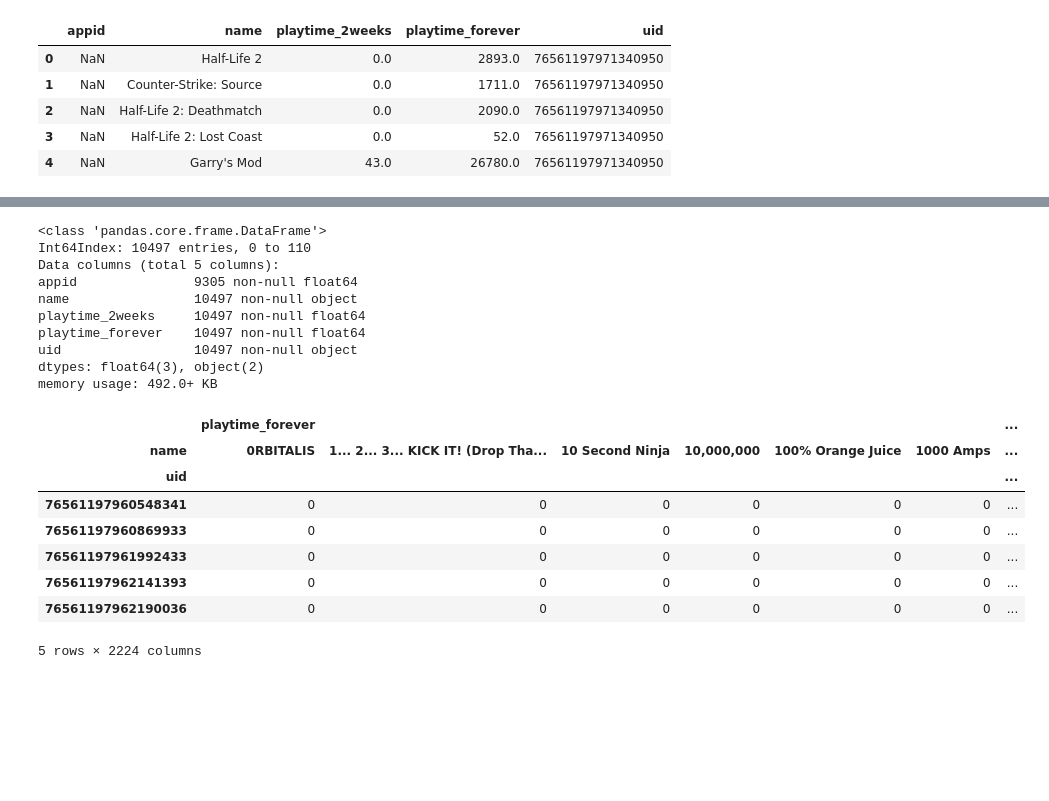
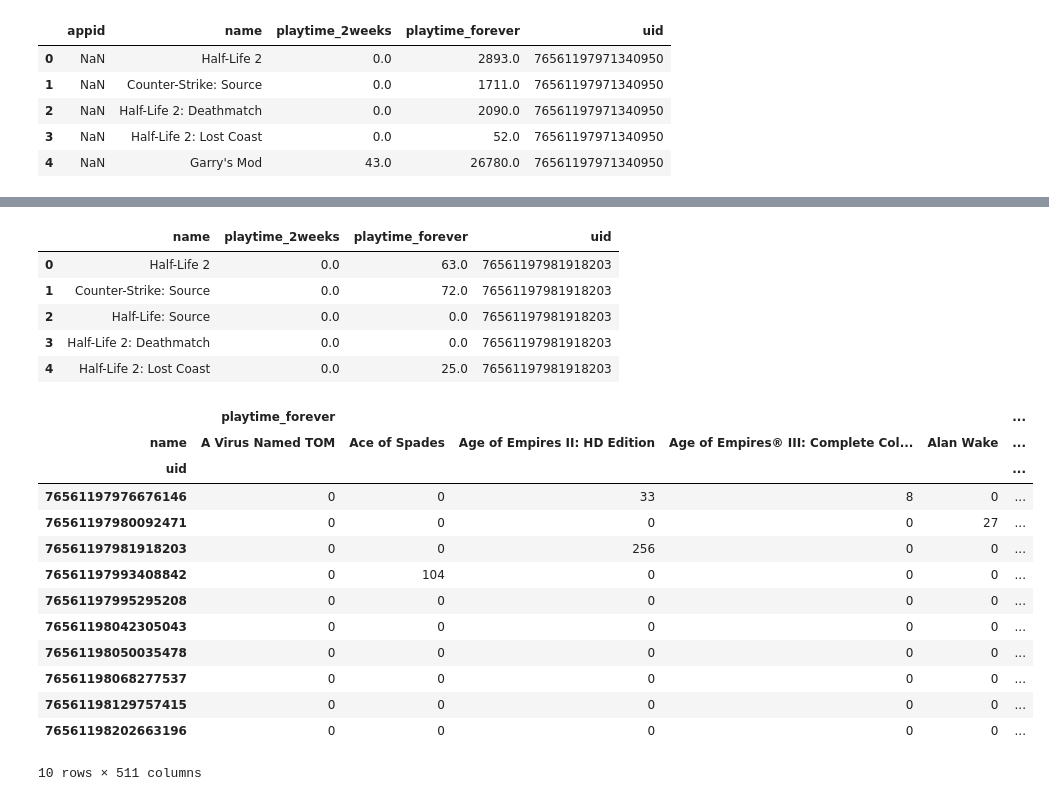
Before and after one commit to johnnysand7/steam-study, a Jupyter notebook: script/EDA/ReadFromMongoDB.ipynb, the cells around one changed output, grey strips where cells are left out. Saved outputs shown, nothing was run; the diff lists cells and outputs as text; code cells hidden in the pictures; blank space fills up the shorter version.

```diff
--- a/script/EDA/ReadFromMongoDB.ipynb
+++ b/script/EDA/ReadFromMongoDB.ipynb
@@ -110,4 +94,2 @@ Dota 2 448
-# %%
-few_games = games[:100]
 # %%
 IdSeries = few_games["steamid"]
@@ -169,9 +273,10 @@ SparseGames.head()
 for u in few_games["game_info"]:
     user_df = pd.DataFrame(u)
     SparseGames.append(user_df)
-# %%
-for u in few_games["game_info"]:
-    Gamedf = pd.DataFrame(u)
-    SparseGames = SparseGames.append(Gamedf)
 # %%
 SparseGames = pd.DataFrame(columns=["name", "playtime_2weeks", "playtime_forever", "uid"])
+# %%
+#SparseGames = pd.D
+for u in sample["game_info"]:
+    Gamedf = pd.DataFrame(u)
+    SparseGames = SparseGames.append(Gamedf)
@@ -178,28 +296,29 @@ SparseGames = pd.DataFrame(columns=["name", "playtime_2weeks", "playtime_forever
 # %%
-SparseGames.info()
+SparseGames.head()
 # %% [output]
-<class 'pandas.core.frame.DataFrame'>
-Int64Index: 10497 entries, 0 to 110
-Data columns (total 5 columns):
-appid               9305 non-null float64
-name                10497 non-null object
-playtime_2weeks     10497 non-null float64
-playtime_forever    10497 non-null float64
-uid                 10497 non-null object
-dtypes: float64(3), object(2)
-memory usage: 492.0+ KB
+|  | name | playtime_2weeks | playtime_forever | uid |
+| 0 | Half-Life 2 | 0.0 | 63.0 | 76561197981918203 |
+| 1 | Counter-Strike: Source | 0.0 | 72.0 | 76561197981918203 |
+| 2 | Half-Life: Source | 0.0 | 0.0 | 76561197981918203 |
+| 3 | Half-Life 2: Deathmatch | 0.0 | 0.0 | 76561197981918203 |
+| 4 | Half-Life 2: Lost Coast | 0.0 | 25.0 | 76561197981918203 |
 # %%
 # df.pivot(index='date', columns='variable', values='value')
-Pivoted = pd.pivot_table(SparseGames, index="uid", columns=["name"], values=["playtime_forever"], fill_value=0)
+Pivoted = pd.pivot_table(SparseGames, index=uid, columns=["name"], values=["playtime_forever"], fill_value=0)
 # %%
-Pivoted.head()
+Pivoted
 # %% [output]
-|  | playtime_forever |  |  |  |  |  | ... |
-| name | 0RBITALIS | 1... 2... 3... KICK IT! (Drop Tha... | 10 Second Ninja | 10,000,000 | 100% Orange Juice | 1000 Amps | ... |
-| uid |  |  |  |  |  |  | ... |
-| 76561197960548341 | 0 | 0 | 0 | 0 | 0 | 0 | ... |
-| 76561197960869933 | 0 | 0 | 0 | 0 | 0 | 0 | ... |
-| 76561197961992433 | 0 | 0 | 0 | 0 | 0 | 0 | ... |
-| 76561197962141393 | 0 | 0 | 0 | 0 | 0 | 0 | ... |
-| 76561197962190036 | 0 | 0 | 0 | 0 | 0 | 0 | ... |
+|  | playtime_forever |  |  |  |  | ... |
+| name | A Virus Named TOM | Ace of Spades | Age of Empires II: HD Edition | Age of Empires® III: Complete Col... | Alan Wake | ... |
+| uid |  |  |  |  |  | ... |
+| 76561197976676146 | 0 | 0 | 33 | 8 | 0 | ... |
+| 76561197980092471 | 0 | 0 | 0 | 0 | 27 | ... |
+| 76561197981918203 | 0 | 0 | 256 | 0 | 0 | ... |
+| 76561197993408842 | 0 | 104 | 0 | 0 | 0 | ... |
+| 76561197995295208 | 0 | 0 | 0 | 0 | 0 | ... |
+| 76561198042305043 | 0 | 0 | 0 | 0 | 0 | ... |
+| 76561198050035478 | 0 | 0 | 0 | 0 | 0 | ... |
+| 76561198068277537 | 0 | 0 | 0 | 0 | 0 | ... |
+| 76561198129757415 | 0 | 0 | 0 | 0 | 0 | ... |
+| 76561198202663196 | 0 | 0 | 0 | 0 | 0 | ... |
-5 rows × 2224 columns
+10 rows × 511 columns
```
Also changed, not shown: parts of 54 cells of this notebook.
